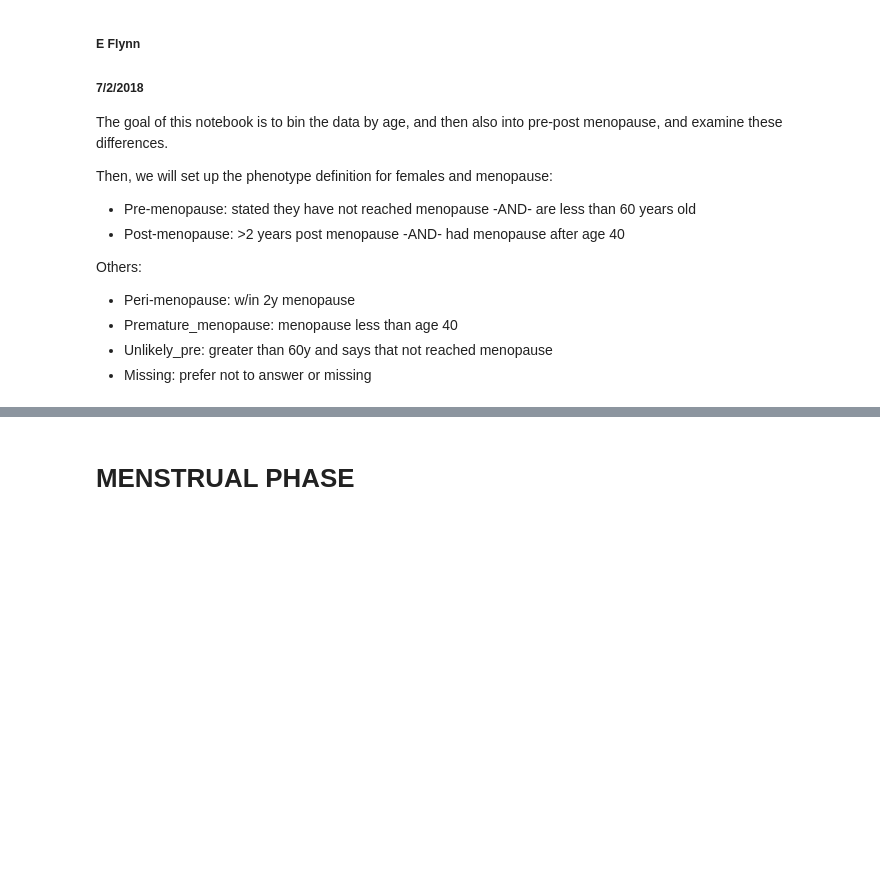
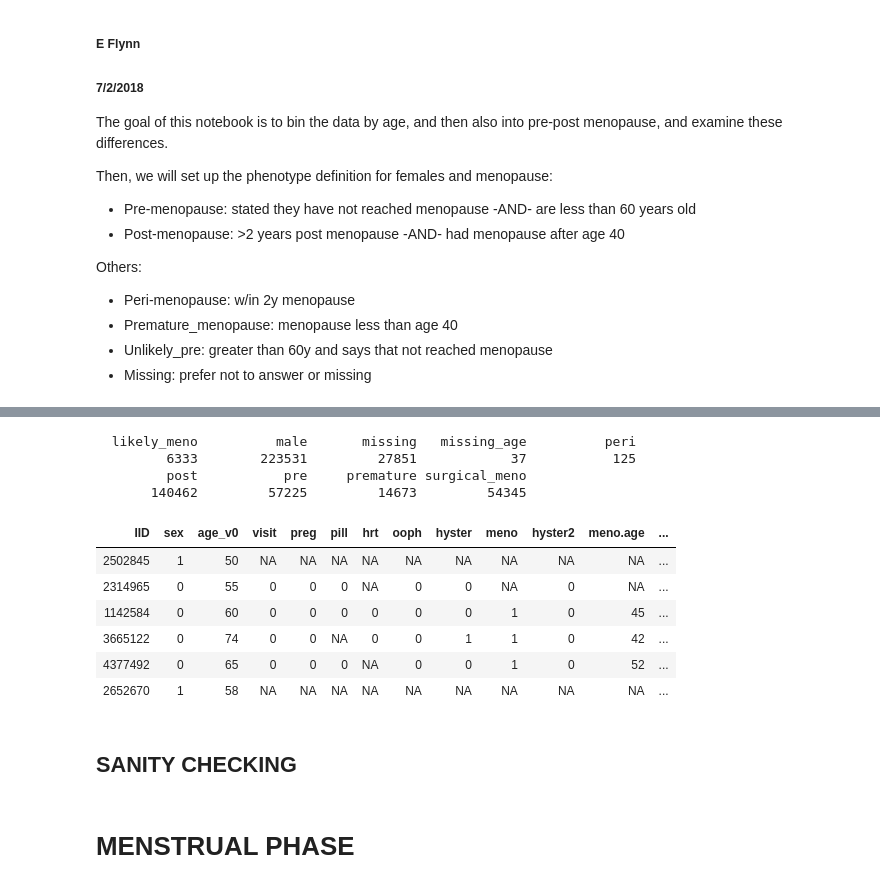
Before and after one commit to rivas-lab/sex-diff-biomarker-genetics, a Jupyter notebook: notebooks/ExamineAgeMenopause.ipynb, the cells around one changed output, grey strips where cells are left out. Saved outputs shown, nothing was run; the diff lists cells and outputs as text; code cells hidden in the pictures; blank space fills up the shorter version.

```diff
--- a/notebooks/ExamineAgeMenopause.ipynb
+++ b/notebooks/ExamineAgeMenopause.ipynb
@@ -92,13 +183,13 @@ sex  FALSE   TRUE
 # %%
-# menopause derived phenotypes?
-
-label_col <- function(meno, meno.age, age, sex, years.post){
+label_col <- function(meno, meno.age, age, sex, years.post, surgical.meno){
 (if (sex==1 & !is.na(sex)){
-        "male"
+    "male"
 } else if (any(sapply(c(meno, age, sex), is.na))){
     "missing"
-} else if (!meno){
-    ifelse(age > 60, "unlikely", "pre")
+} else if (surgical.meno==1){
+    "surgical_meno"
+} else if (meno==0){
+    ifelse(age > 60, "likely_meno", "pre")
 } else {
     if (is.na(meno.age)) {
         "missing_age"
@@ -113,15 +204,7 @@ label_col <- function(meno, meno.age, age, sex, years.post){
 
 
 
-df <- combined_age_dat
-combined_age_dat2 <- combined_age_dat
-combined_age_dat2$meno.label <- mapply(label_col, df$meno, df$meno.age, df$age, df$sex, df$years.post)
-
-
-
-#if (meno.age >=40 & years.post >=2 & sex==0{})
-
-
-#combined_age_dat2 <- mutate(combined_age_dat,
-#                            phe.label=ifelse(meno.age >= 40 & years.post >=2 & sex==0, 1,
-#                                             ifelse(!meno & age <= 60, 0, NA)))
+df <- ss_mat7
+df2 <- df
+df2$meno.label <- mapply(label_col, df$meno, df$meno.age, df$age, df$sex, df$years.post, df$surgical.meno)
+meno_df <- df2 %>% select(IID, sex, age, visit, preg, pill, hrt, ooph, hyster, meno, hyster2, meno.age, years.post, surgical.meno, meno.label)
@@ -143 +211,17 @@ table(combined_age_dat2$meno.label)
+# %%
+table(meno_df$meno.label)
+meno_df <- rename(meno_df, "age_v0" ="age")
+head(meno_df)
+# %% [output]
+  likely_meno          male       missing   missing_age          peri
+         6333        223531         27851            37           125
+         post           pre     premature surgical_meno
+       140462         57225         14673         54345
+| IID | sex | age_v0 | visit | preg | pill | hrt | ooph | hyster | meno | hyster2 | meno.age | ... |
+| 2502845 | 1 | 50 | NA | NA | NA | NA | NA | NA | NA | NA | NA | ... |
+| 2314965 | 0 | 55 | 0 | 0 | 0 | NA | 0 | 0 | NA | 0 | NA | ... |
+| 1142584 | 0 | 60 | 0 | 0 | 0 | 0 | 0 | 0 | 1 | 0 | 45 | ... |
+| 3665122 | 0 | 74 | 0 | 0 | NA | 0 | 0 | 1 | 1 | 0 | 42 | ... |
+| 4377492 | 0 | 65 | 0 | 0 | 0 | NA | 0 | 0 | 1 | 0 | 52 | ... |
+| 2652670 | 1 | 58 | NA | NA | NA | NA | NA | NA | NA | NA | NA | ... |
 # %%
@@ -144,0 +229,2 @@ write.table(combined_age_dat2, file="../data/menopause_age_data_pheno.txt", row.
+# %% [markdown]
+## SANITY CHECKING
```
Also changed, not shown: parts of 47 cells of this notebook.
